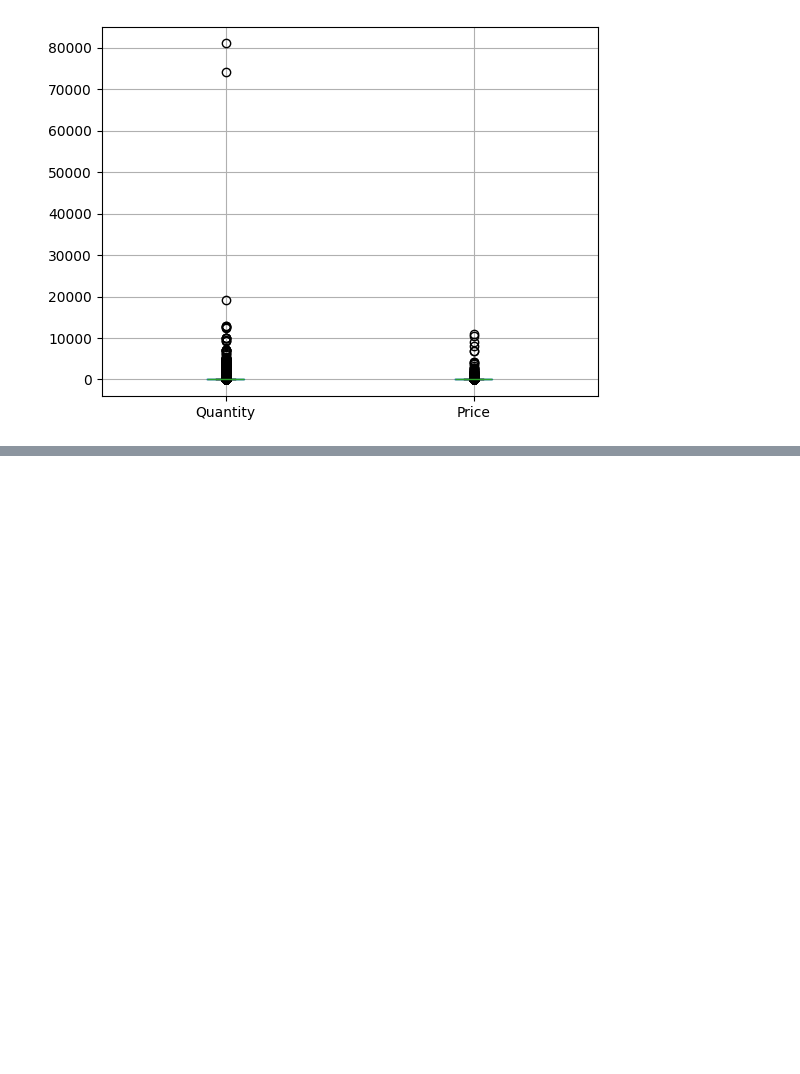
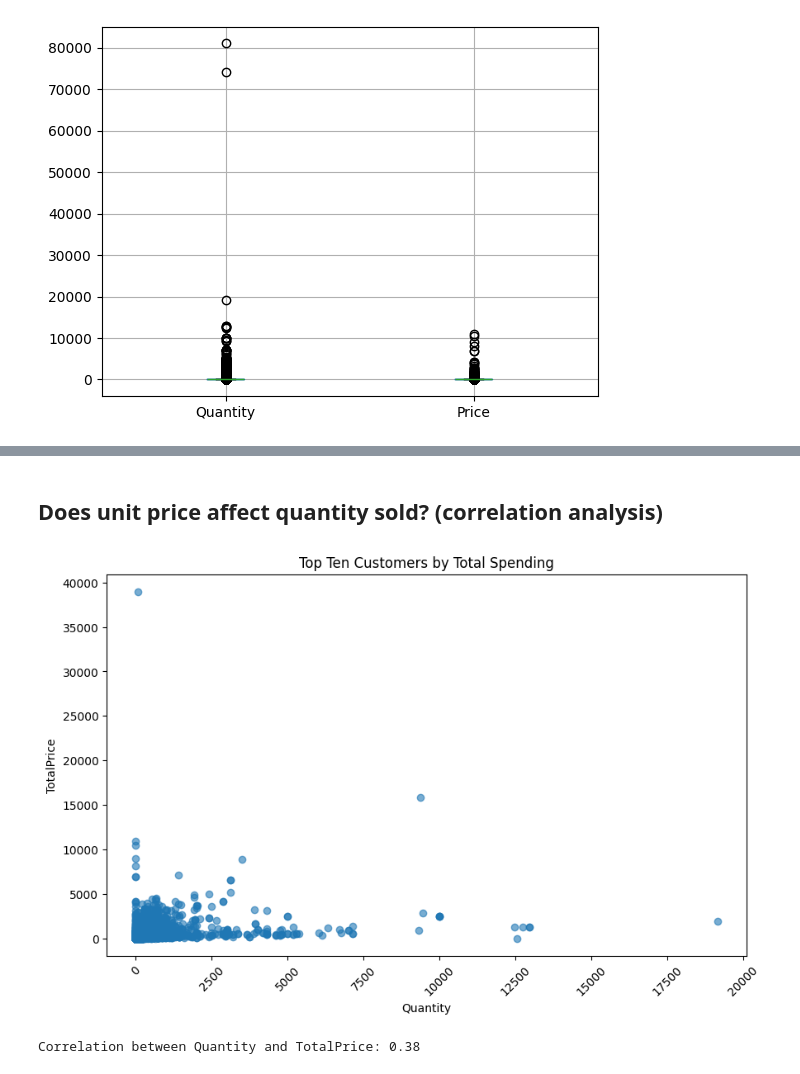
Before and after one commit to Gnabry1000/Retail-Business-Analysis, a Jupyter notebook: Business_Analysis.ipynb, the cells around one changed output, grey strips where cells are left out. Saved outputs shown, nothing was run; the diff lists cells and outputs as text; code cells hidden in the pictures; blank space fills up the shorter version.

```diff
--- a/Business_Analysis.ipynb
+++ b/Business_Analysis.ipynb
@@ -184,0 +539,17 @@ print(unique_customers)
+# %% [markdown]
+## Does unit price affect quantity sold? (correlation analysis)
+# %%
+plt.figure(figsize=(10,6))
+plt.scatter(df_cleaned['Quantity'], df_cleaned['TotalPrice'], alpha=0.6 )
+plt.title('Top Ten Customers by Total Spending')
+plt.xlabel('Quantity')
+plt.ylabel('TotalPrice')
+plt.xticks(rotation=45)
+plt.savefig('visualizations/quantity_vs_totalprice_scatterplot.png')
+plt.show()
+
+corr_spending = df_cleaned['Quantity'].corr(df_cleaned['TotalPrice'])
+print(f'Correlation between Quantity and TotalPrice: {corr_spending.round(2)}')
+# %% [output]
+[figure, added]
+Correlation between Quantity and TotalPrice: 0.38
```
Also changed, not shown: parts of 51 cells of this notebook, 11 other files.
